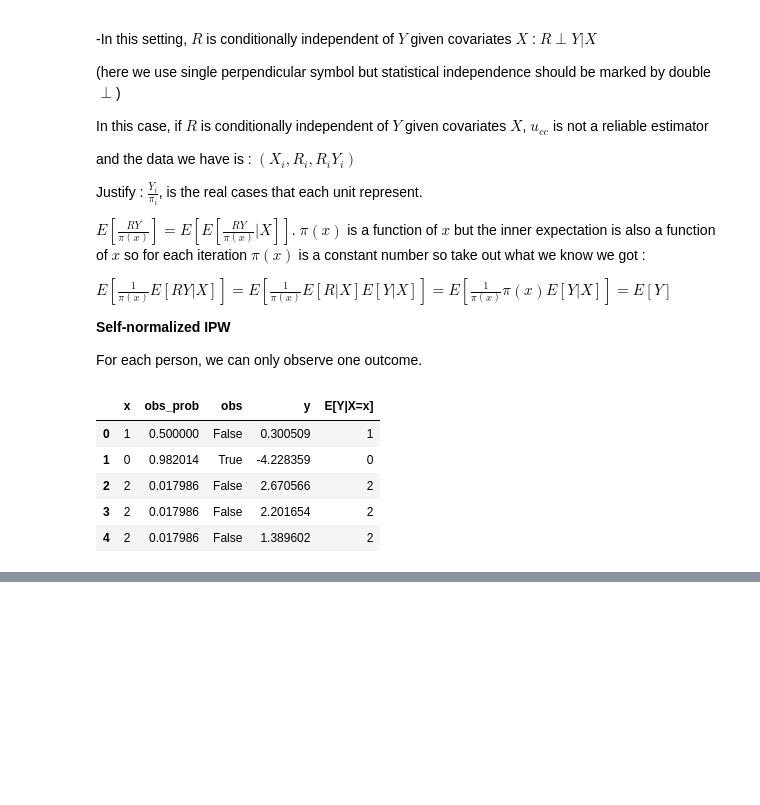
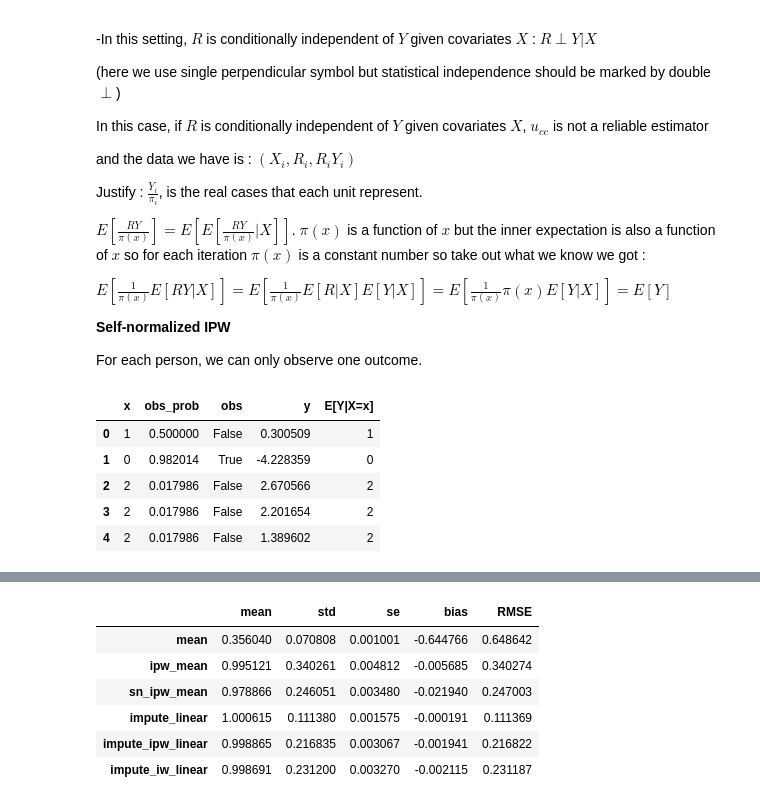
Before and after one commit to jayrcausal/Essential3CRL, a Jupyter notebook: Most recent work/Domain-Adap.ipynb, the cells around one changed output, grey strips where cells are left out. Saved outputs shown, nothing was run; the diff lists cells and outputs as text; code cells hidden in the pictures; blank space fills up the shorter version.

```diff
--- a/Most recent work/Domain-Adap.ipynb
+++ b/Most recent work/Domain-Adap.ipynb
@@ -206,5 +203,5 @@ get_estimators(df)
 # %%
-num_repeats = 500
+num_repeats = 5000
 sample_size = 1000
 data_list = []
 num_obs_list = []
@@ -224,3 +221,27 @@ results.head()
 | 2 | 0.313895 | 1.172322 | 0.997280 | 1175.519089 | 511 | 0.949205 | 0.874049 | 0.877999 |
 | 3 | 0.377697 | 0.654215 | 0.764495 | 855.747033 | 507 | 1.030033 | 0.929266 | 0.910068 |
 | 4 | 0.428044 | 1.350277 | 1.250010 | 1080.212895 | 514 | 1.126033 | 1.175735 | 1.174804 |
+# %%
+d_big = get_missing_seavan1_sample(10000000, rng, sigma)
+true_mean = np.mean(d_big['y'])
+# %%
+estimator_list = ['mean', 'ipw_mean', 'sn_ipw_mean', 'impute_linear', 'impute_ipw_linear', 'impute_iw_linear']
+
+def statistics(x):
+    d = {}
+    d['mean'] = x.mean()
+    d['std'] = x.std()
+    d['se'] = sem(x)
+    d['bias'] = x.mean() - true_mean
+    d['RMSE'] = np.sqrt(((x-true_mean) ** 2).mean())
+    return pd.Series(d, index=['mean', 'std', 'se', 'bias', 'RMSE'])
+# %%
+results[estimator_list].apply(statistics, axis=0).T
+# %% [output]
+|  | mean | std | se | bias | RMSE |
+| mean | 0.356040 | 0.070808 | 0.001001 | -0.644766 | 0.648642 |
+| ipw_mean | 0.995121 | 0.340261 | 0.004812 | -0.005685 | 0.340274 |
+| sn_ipw_mean | 0.978866 | 0.246051 | 0.003480 | -0.021940 | 0.247003 |
+| impute_linear | 1.000615 | 0.111380 | 0.001575 | -0.000191 | 0.111369 |
+| impute_ipw_linear | 0.998865 | 0.216835 | 0.003067 | -0.001941 | 0.216822 |
+| impute_iw_linear | 0.998691 | 0.231200 | 0.003270 | -0.002115 | 0.231187 |
```
Also changed, not shown: parts of 3 cells of this notebook.
